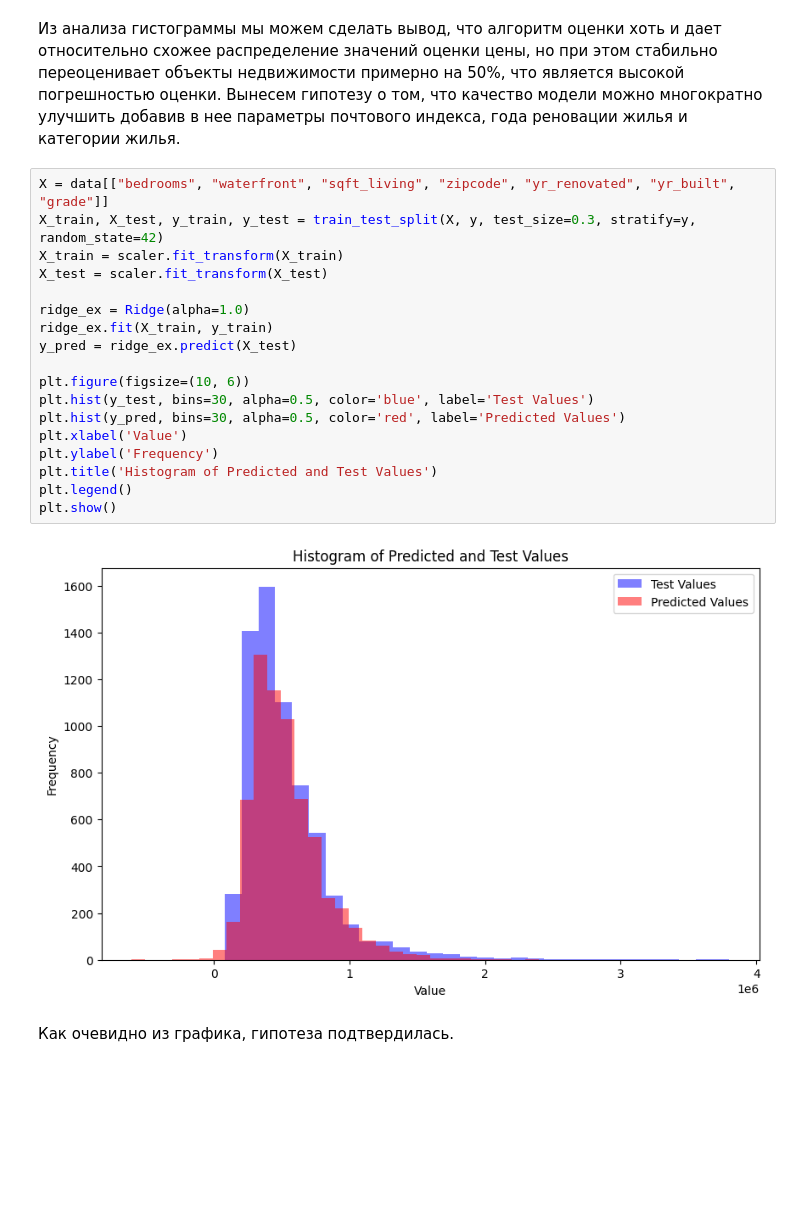
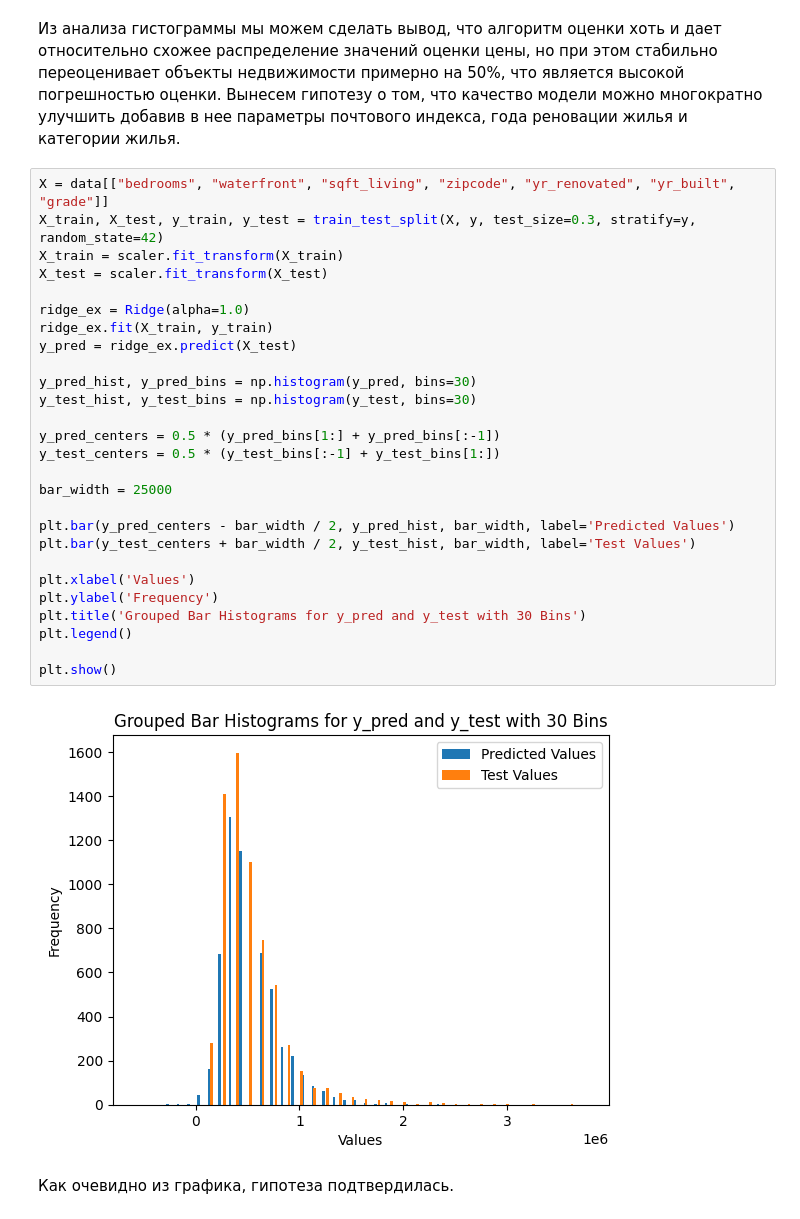
Before and after one commit to lehadnk/t8-ai, a Jupyter notebook: t8hw.ipynb, the cells around one changed output. Cells and saved outputs as stored; diff of their text form; blank space fills up the shorter version.

```diff
--- a/t8hw.ipynb
+++ b/t8hw.ipynb
@@ -214,23 +233,32 @@ plt.show()
 # %%
 X = data[["bedrooms", "waterfront", "sqft_living", "zipcode", "yr_renovated", "yr_built", "grade"]]
 X_train, X_test, y_train, y_test = train_test_split(X, y, test_size=0.3, stratify=y, random_state=42)
 X_train = scaler.fit_transform(X_train)
 X_test = scaler.fit_transform(X_test)
 
 ridge_ex = Ridge(alpha=1.0)
 ridge_ex.fit(X_train, y_train)
 y_pred = ridge_ex.predict(X_test)
 
-plt.figure(figsize=(10, 6))
-plt.hist(y_test, bins=30, alpha=0.5, color='blue', label='Test Values')
-plt.hist(y_pred, bins=30, alpha=0.5, color='red', label='Predicted Values')
-plt.xlabel('Value')
+y_pred_hist, y_pred_bins = np.histogram(y_pred, bins=30)
+y_test_hist, y_test_bins = np.histogram(y_test, bins=30)
+
+y_pred_centers = 0.5 * (y_pred_bins[1:] + y_pred_bins[:-1])
+y_test_centers = 0.5 * (y_test_bins[:-1] + y_test_bins[1:])
+
+bar_width = 25000
+
+plt.bar(y_pred_centers - bar_width / 2, y_pred_hist, bar_width, label='Predicted Values')
+plt.bar(y_test_centers + bar_width / 2, y_test_hist, bar_width, label='Test Values')
+
+plt.xlabel('Values')
 plt.ylabel('Frequency')
-plt.title('Histogram of Predicted and Test Values')
+plt.title('Grouped Bar Histograms for y_pred and y_test with 30 Bins')
 plt.legend()
+
 plt.show()
 # %% [output]
-[figure, old version]
+[figure, new version]
 # %% [markdown]
 Как очевидно из графика, гипотеза подтвердилась.
 # %% [markdown]
```
Also changed, not shown: parts of 1 cell of this notebook.
